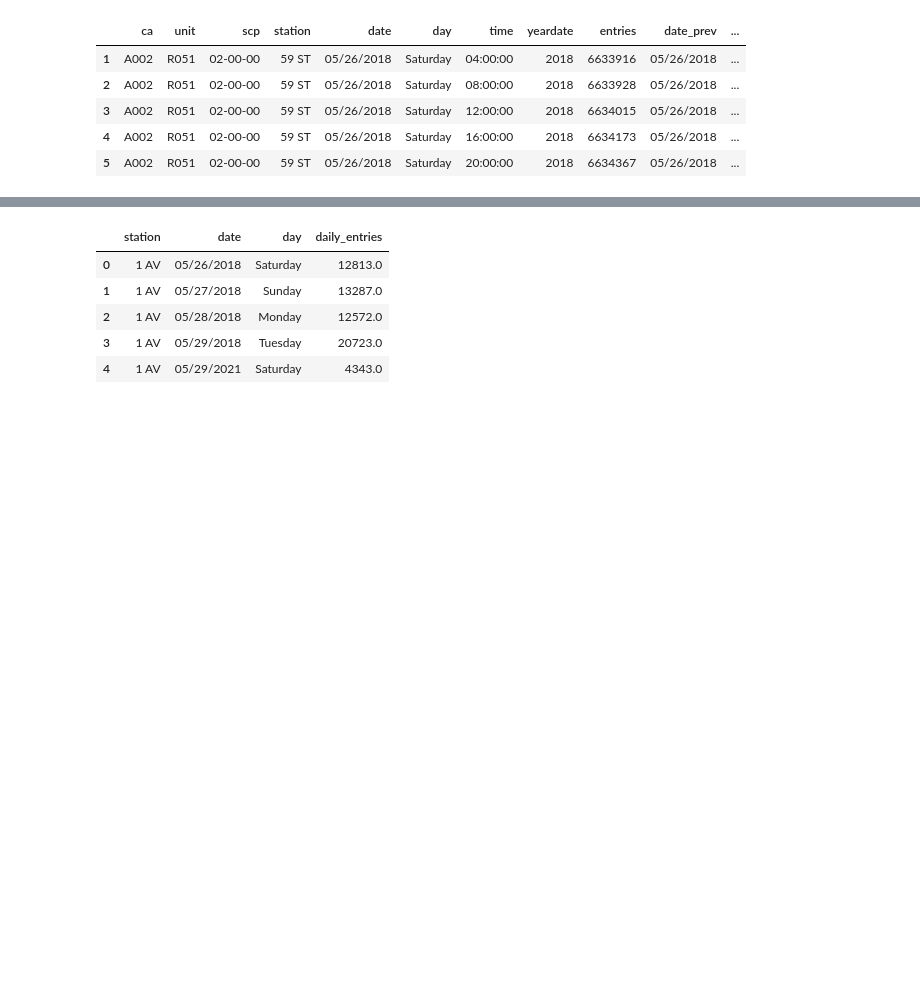
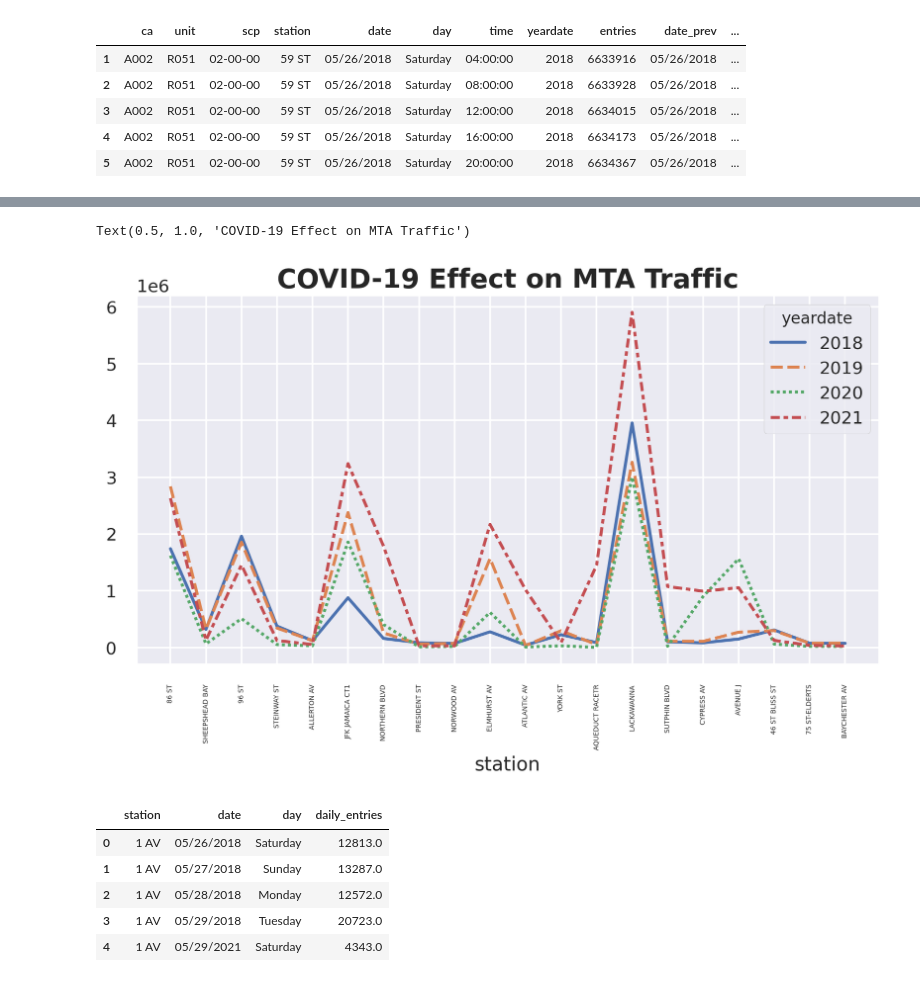
Before and after one commit to KubraErensoy/MtaTurnstileData, a Jupyter notebook: mta_yazayı.ipynb, the cells around one changed output, grey strips where cells are left out. Cells and saved outputs as stored; diff of their text form; code cells hidden in the pictures; blank space fills up the shorter version.

```diff
--- a/mta_yazayı.ipynb
+++ b/mta_yazayı.ipynb
@@ -304,3 +310,17 @@ ca_unit_station_daily.head()
+# %%
+mta_stations_by_year = ca_unit_station_daily.groupby(['station','yeardate']).sum()
+mta_stations_by_year = mta_stations_by_year.reset_index()
+mta_stations_by_year
+
+mta_stations_year_pivot = mta_stations_by_year.pivot('station','yeardate','daily_entries').sample(20)
+
+plt.figure(figsize=[10,5], dpi=200)
+sns.lineplot(data=mta_stations_year_pivot)
+plt.xticks(rotation=90, fontsize=5)
+plt.title("COVID-19 Effect on MTA Traffic", fontweight='bold', fontsize=20)
+# %% [output]
+Text(0.5, 1.0, 'COVID-19 Effect on MTA Traffic')
+[figure, added]
 # %%
 station_daily = turnstiles_daily.groupby(["station","date","day",])[['daily_entries']].sum().reset_index()
 station_daily.head()
```
Also changed, not shown: parts of 10 cells of this notebook.
